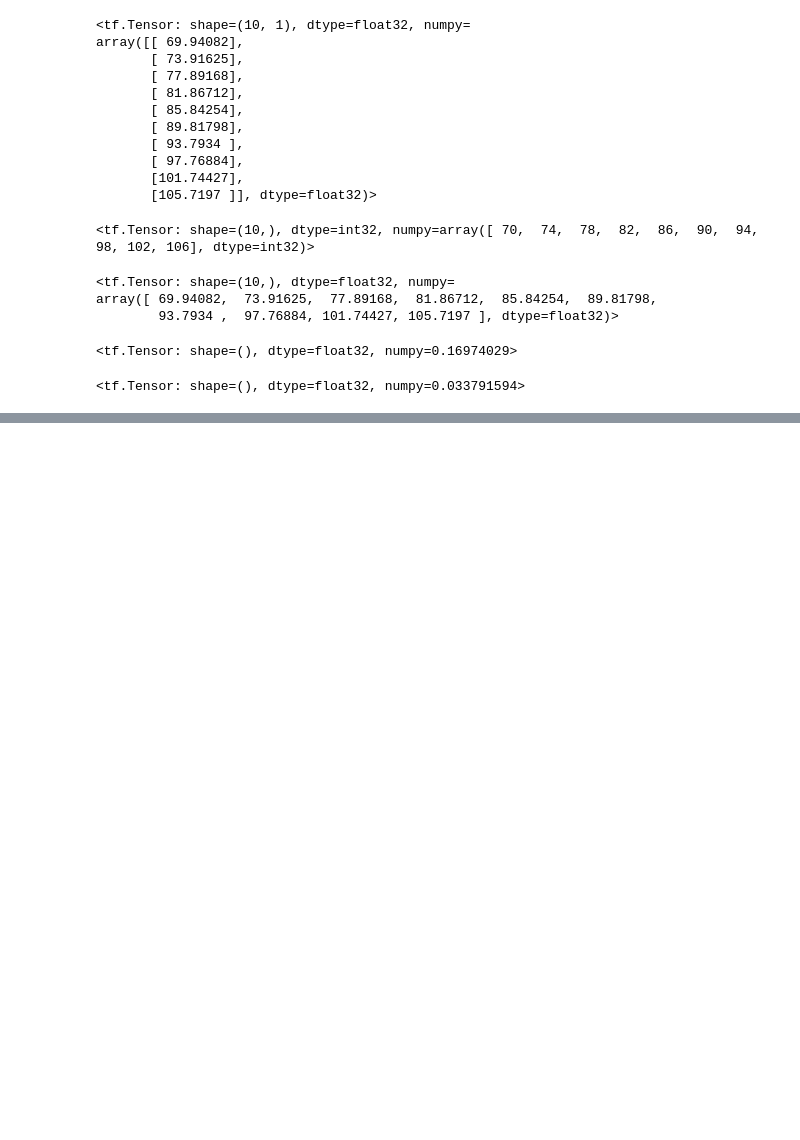
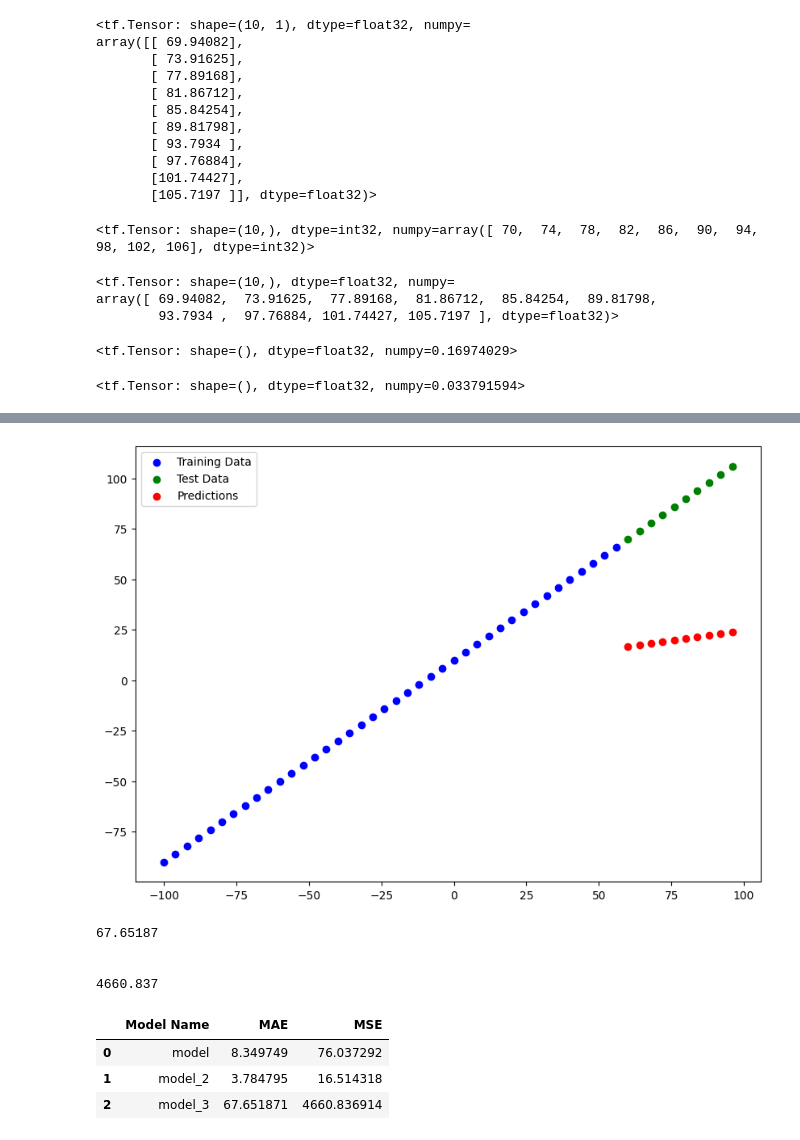
Before and after one commit to BakerSec/tensorflow, a Jupyter notebook: 01_Neural_Network_Regression_with_Tensorflow_A.ipynb, the cells around one changed output, grey strips where cells are left out. Drawn from its saved outputs; the diff is of its cells as text; code cells hidden in the pictures; blank space fills up the shorter version.

```diff
--- a/01_Neural_Network_Regression_with_Tensorflow_A.ipynb
+++ b/01_Neural_Network_Regression_with_Tensorflow_A.ipynb
@@ -508,0 +590,13 @@ mse
+# %%
+# result is auto squeezed!
+# let's do model 2 - 2 dense layers -- 10 hidden units - 100 epochs
+tf.random.set_seed(42)
+model_2 = tf.keras.Sequential([
+    tf.keras.layers.Dense(10),
+    tf.keras.layers.Dense(1)
+])
+
+model_2.compile(loss=tf.keras.losses.mae,
+                optimizer=tf.keras.optimizers.SGD(),
+                metrics=["mae"])
+model_2.fit(tf.expand_dims(X_train, axis=1), y_train, epochs=100)
@@ -508,0 +643,13 @@ mse
+# %%
+# Let's do model 3 -- 2 layers - 100 - hidden - 500 epochs
+tf.random.set_seed(42)
+model_3 = tf.keras.Sequential([
+    tf.keras.layers.Dense(100),
+    tf.keras.layers.Dense(1)
+ ])
+
+model_3.compile(loss=tf.keras.losses.mae,
+                 optimizer=tf.keras.optimizers.SGD(),
+                 metrics=["mae"]
+                 )
+model_3.fit(tf.expand_dims(X_train, axis=1), y_train, epochs=500)
@@ -508,0 +675,4 @@ mse
+# %%
+y_preds_3 = model_3.predict(X_test)
+plot_predictions(predictions=y_preds_3)
+# %% [output]
@@ -508,0 +680,13 @@ mse
+[figure, added]
+# %%
+mae_exp3 = mae(y_test, y_preds_3).numpy() # we used the tf.squeeze function
+mse_exp3 = mse(y_test, y_preds_3).numpy() # use numpy for reason below - pandas
+                                          # DataFrame below
+print(mae_exp3)
+print("\n")
+print(mse_exp3)
+# %% [output]
+67.65187
+
+
+4660.837
@@ -508,0 +699,11 @@ mse
+# %%
+model_results = (["model", mae_exp1, mse_exp1],
+                 ["model_2", mae_exp2, mse_exp2],
+                 ["model_3", mae_exp3, mse_exp3])
+all_results = pd.DataFrame(model_results, columns=["Model Name", "MAE", "MSE"])
+all_results
+# %% [output]
+|  | Model Name | MAE | MSE |
+| 0 | model | 8.349749 | 76.037292 |
+| 1 | model_2 | 3.784795 | 16.514318 |
+| 2 | model_3 | 67.651871 | 4660.836914 |
```
Also changed, not shown: parts of 25 cells of this notebook.
